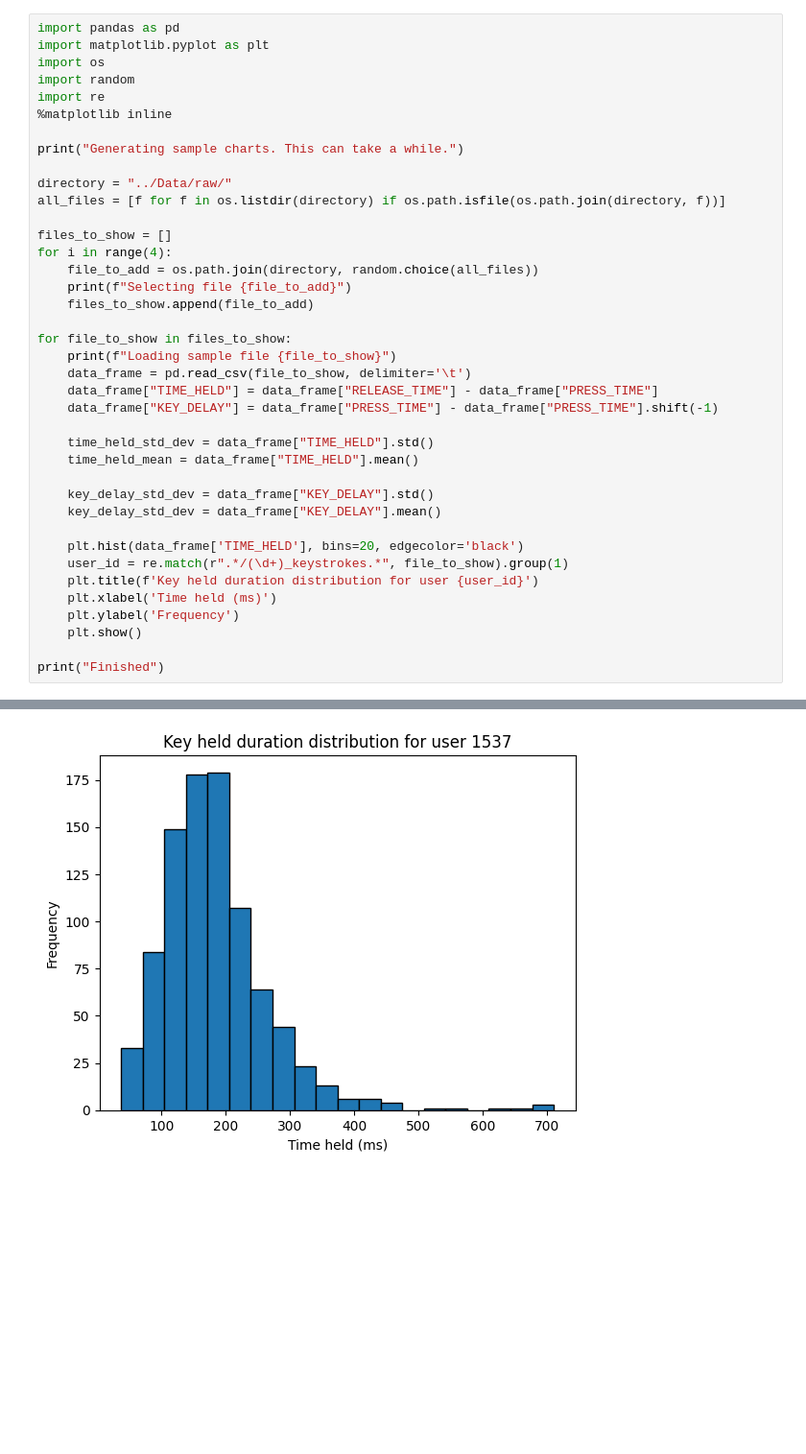
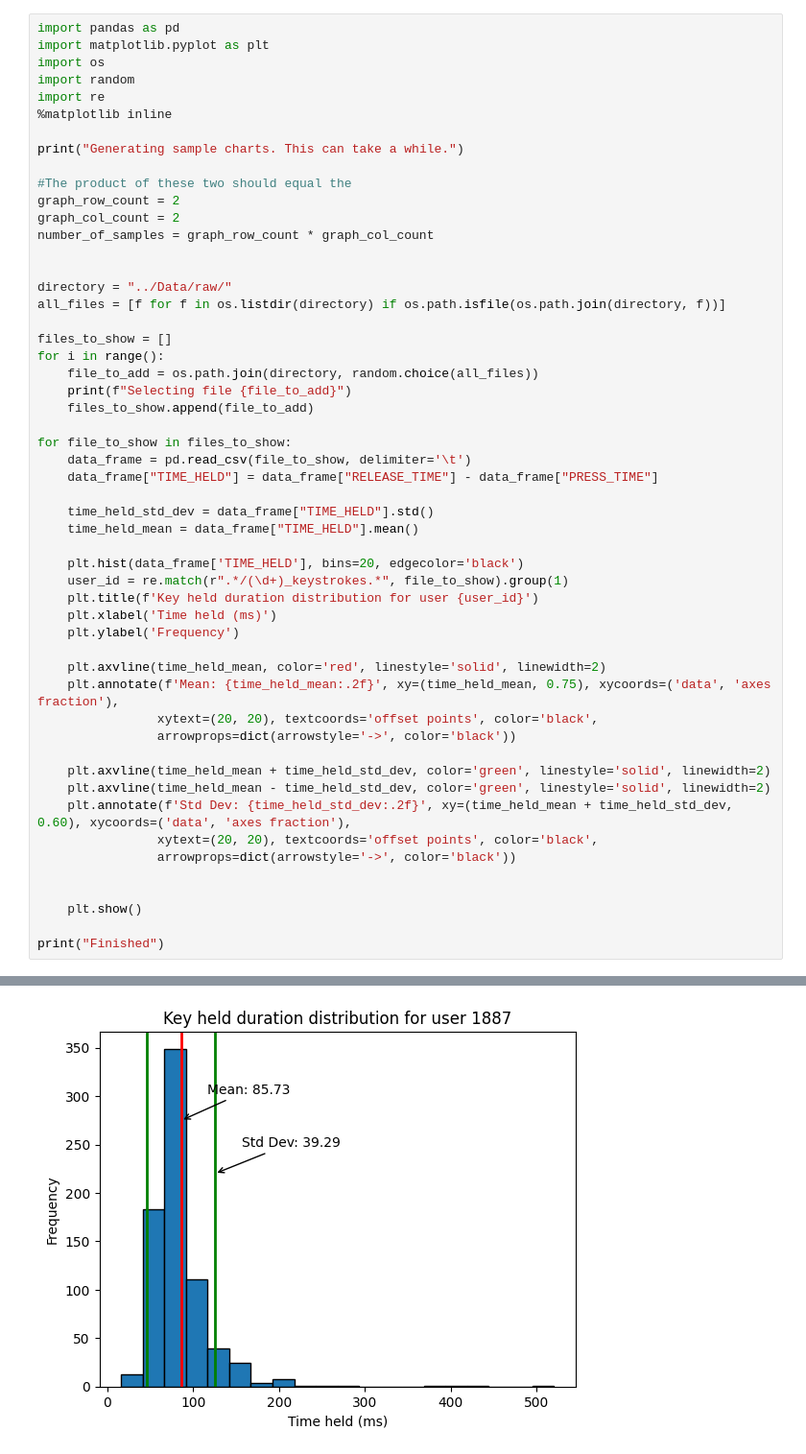
Before and after one commit to DowdyJ/K-CAPTCHA, a Jupyter notebook: Docs/Documentation.ipynb, the cells around one changed output, grey strips where cells are left out. Shown at 96% size. Drawn from its saved outputs; the diff is of its cells as text; blank space fills up the shorter version.

```diff
--- a/Docs/Documentation.ipynb
+++ b/Docs/Documentation.ipynb
@@ -8,32 +49,46 @@ import re
 
 print("Generating sample charts. This can take a while.")
 
+#The product of these two should equal the
+graph_row_count = 2
+graph_col_count = 2
+number_of_samples = graph_row_count * graph_col_count
+
+
 directory = "../Data/raw/"
 all_files = [f for f in os.listdir(directory) if os.path.isfile(os.path.join(directory, f))]
 
 files_to_show = []
-for i in range(4):
+for i in range():
     file_to_add = os.path.join(directory, random.choice(all_files))
     print(f"Selecting file {file_to_add}")
     files_to_show.append(file_to_add)
 
 for file_to_show in files_to_show:
-    print(f"Loading sample file {file_to_show}")
     data_frame = pd.read_csv(file_to_show, delimiter='\t')
     data_frame["TIME_HELD"] = data_frame["RELEASE_TIME"] - data_frame["PRESS_TIME"]
-    data_frame["KEY_DELAY"] = data_frame["PRESS_TIME"] - data_frame["PRESS_TIME"].shift(-1)
 
     time_held_std_dev = data_frame["TIME_HELD"].std()
     time_held_mean = data_frame["TIME_HELD"].mean()
-
-    key_delay_std_dev = data_frame["KEY_DELAY"].std()
-    key_delay_std_dev = data_frame["KEY_DELAY"].mean()
 
     plt.hist(data_frame['TIME_HELD'], bins=20, edgecolor='black')
     user_id = re.match(r".*/(\d+)_keystrokes.*", file_to_show).group(1)
     plt.title(f'Key held duration distribution for user {user_id}')
     plt.xlabel('Time held (ms)')
     plt.ylabel('Frequency')
+
+    plt.axvline(time_held_mean, color='red', linestyle='solid', linewidth=2)
+    plt.annotate(f'Mean: {time_held_mean:.2f}', xy=(time_held_mean, 0.75), xycoords=('data', 'axes fraction'),
+                xytext=(20, 20), textcoords='offset points', color='black',
+                arrowprops=dict(arrowstyle='->', color='black'))
+
+    plt.axvline(time_held_mean + time_held_std_dev, color='green', linestyle='solid', linewidth=2)
+    plt.axvline(time_held_mean - time_held_std_dev, color='green', linestyle='solid', linewidth=2)
+    plt.annotate(f'Std Dev: {time_held_std_dev:.2f}', xy=(time_held_mean + time_held_std_dev, 0.60), xycoords=('data', 'axes fraction'),
+                xytext=(20, 20), textcoords='offset points', color='black',
+                arrowprops=dict(arrowstyle='->', color='black'))
+
+
     plt.show()
 
 print("Finished")
@@ -47 +101 @@ Loading sample file ../Data/raw/1537_keystrokes.txt
-[figure, old version]
+[figure, new version]
```
Also changed, not shown: parts of 12 cells of this notebook, 8 other files.
